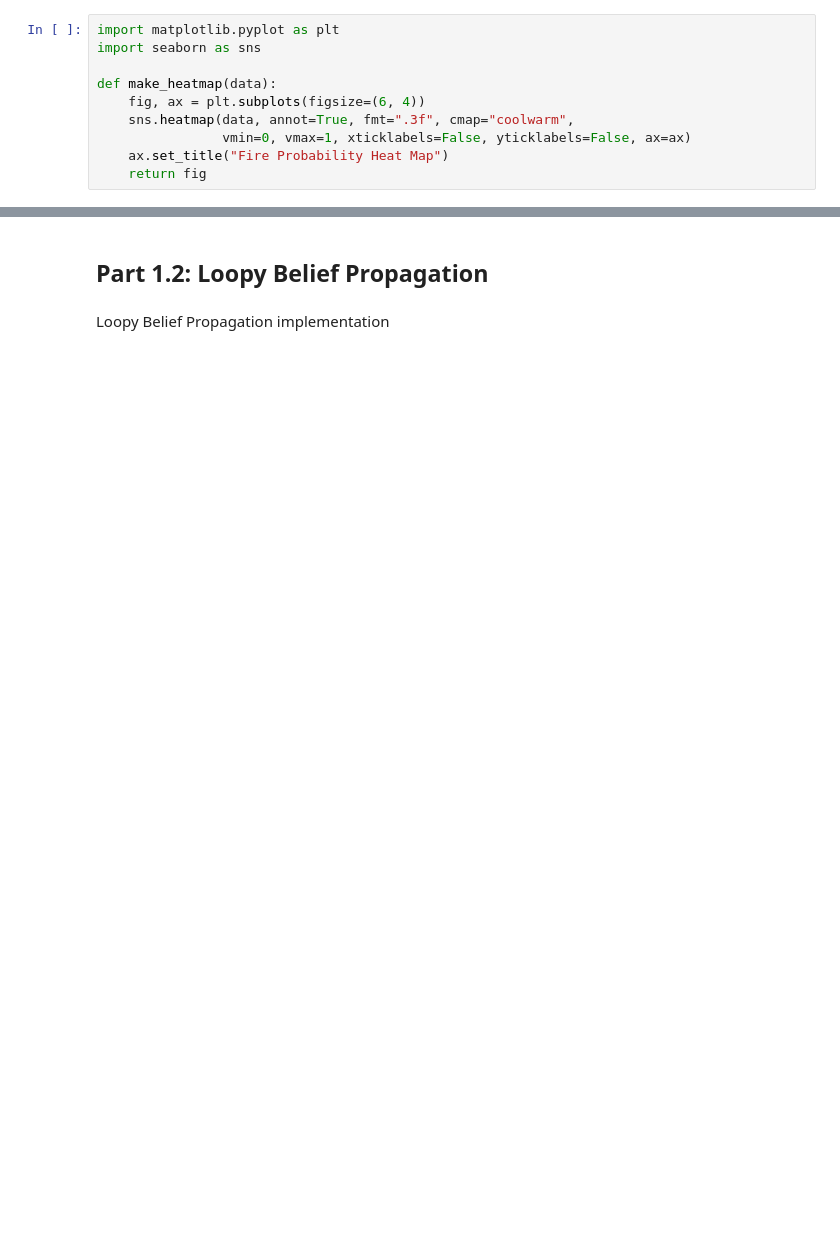
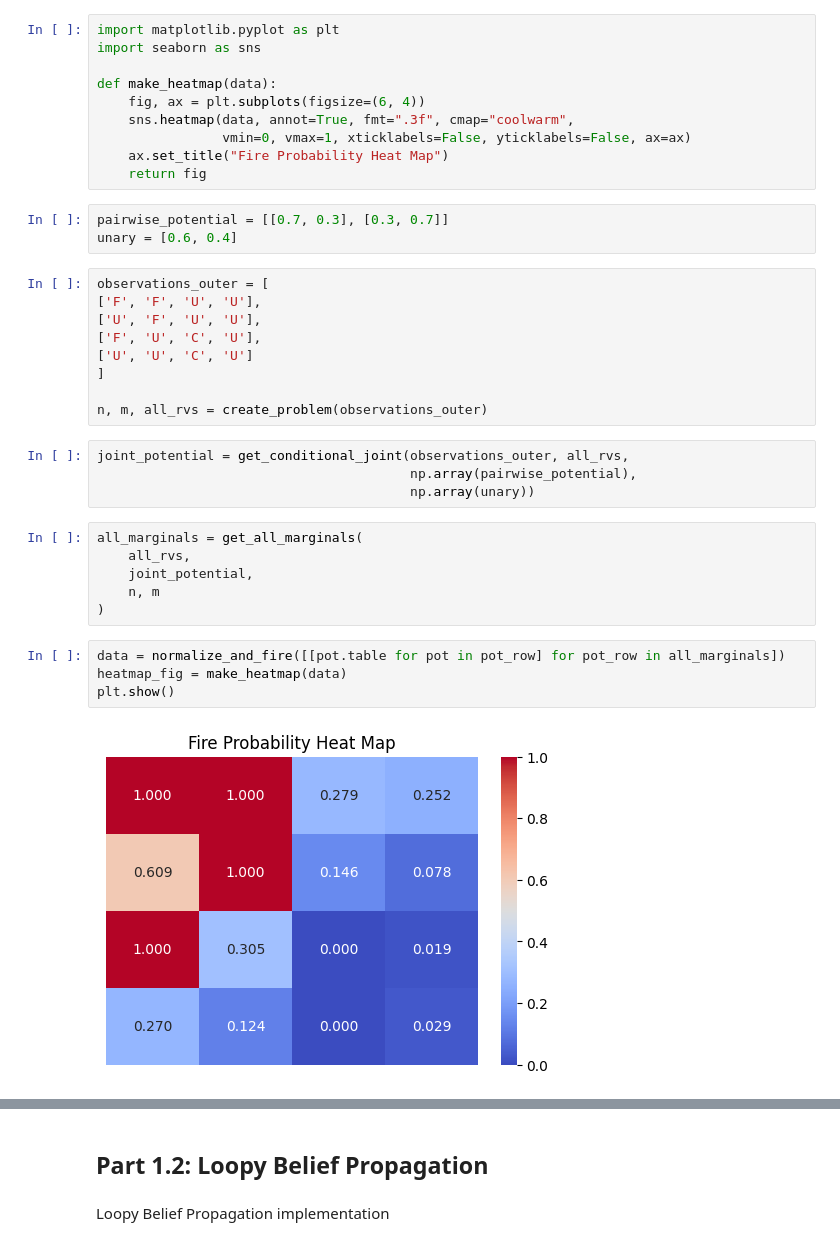
Before and after one commit to EmIbrahimovic/sp26_6_4110_hw_colabs, a Jupyter notebook: MP02.ipynb, the cells around one changed output, grey strips where cells are left out. Cells and saved outputs as stored; diff of their text form; blank space fills up the shorter version.

```diff
--- a/MP02.ipynb
+++ b/MP02.ipynb
@@ -347,3 +386,31 @@ def make_heatmap(data):
                 vmin=0, vmax=1, xticklabels=False, yticklabels=False, ax=ax)
     ax.set_title("Fire Probability Heat Map")
     return fig
+# %%
+pairwise_potential = [[0.7, 0.3], [0.3, 0.7]]
+unary = [0.6, 0.4]
+# %%
+observations_outer = [
+['F', 'F', 'U', 'U'],
+['U', 'F', 'U', 'U'],
+['F', 'U', 'C', 'U'],
+['U', 'U', 'C', 'U']
+]
+
+n, m, all_rvs = create_problem(observations_outer)
+# %%
+joint_potential = get_conditional_joint(observations_outer, all_rvs,
+                                        np.array(pairwise_potential),
+                                        np.array(unary))
+# %%
+all_marginals = get_all_marginals(
+    all_rvs,
+    joint_potential,
+    n, m
+)
+# %%
+data = normalize_and_fire([[pot.table for pot in pot_row] for pot_row in all_marginals])
+heatmap_fig = make_heatmap(data)
+plt.show()
+# %% [output]
+[figure, added]
```
Also changed, not shown: parts of 20 cells of this notebook.
